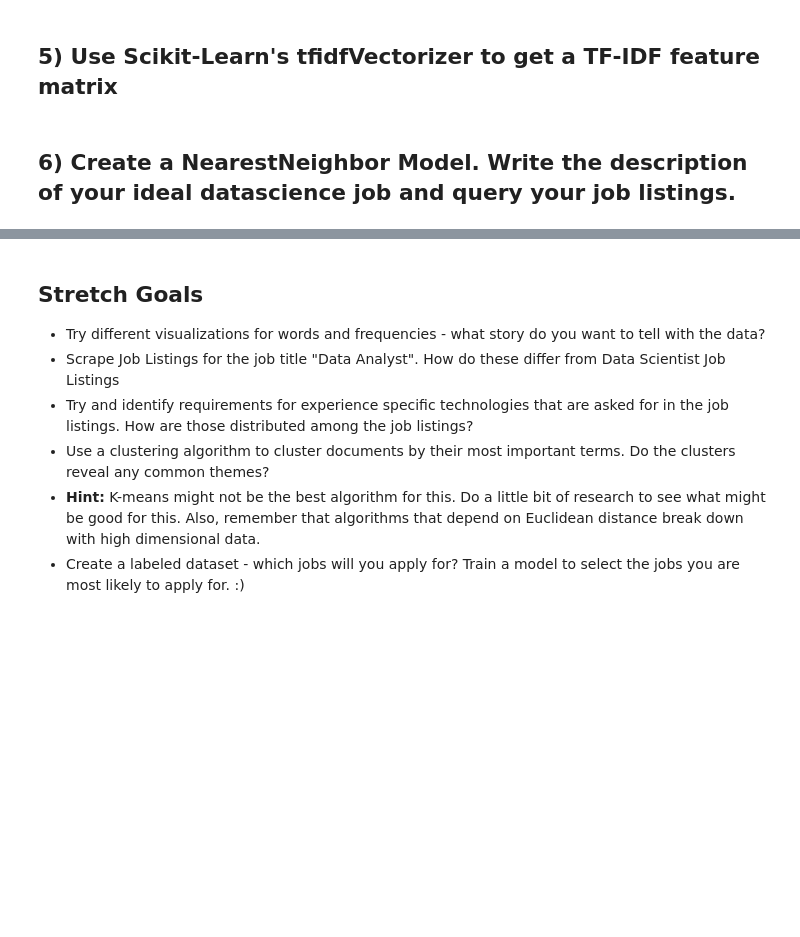
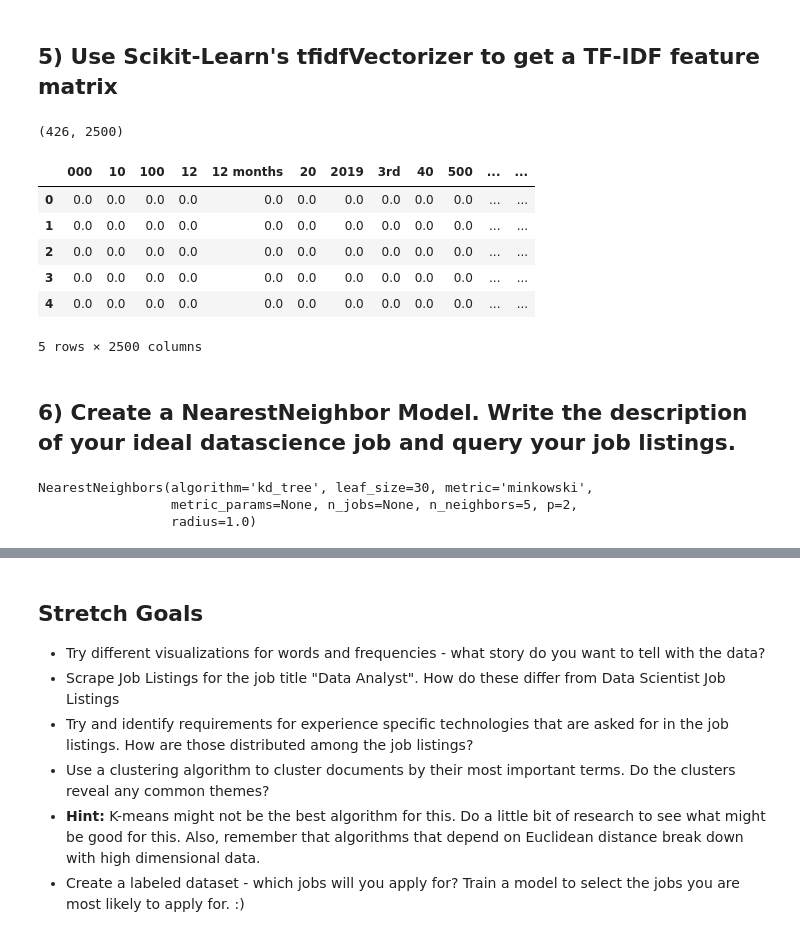
Before and after one commit to danoand/DS-Unit-4-Sprint-1-NLP, a Jupyter notebook: module2-vector-representations/LS_DS_412_Vector_Representations_Assignment.ipynb, the cells around one changed output, grey strips where cells are left out. Saved outputs shown, nothing was run; the diff lists cells and outputs as text; code cells hidden in the pictures; blank space fills up the shorter version.

```diff
--- a/module2-vector-representations/LS_DS_412_Vector_Representations_Assignment.ipynb
+++ b/module2-vector-representations/LS_DS_412_Vector_Representations_Assignment.ipynb
@@ -263,2 +260,28 @@ raise Exception("\nThis task is not complete. \nReplace this line with your code
+# %%
+from sklearn.feature_extraction.text import TfidfVectorizer
+
+# Instantiate vectorizer object
+tfidf = TfidfVectorizer(stop_words = 'english',
+                        ngram_range = (1,2),
+                        max_features = 2500)
+
+# Create a vocabulary and tf-idf score per document
+dtm = tfidf.fit_transform(df_job_lstgs_wrk['description_upd'])
+
+# Get feature names to use as dataframe column headers
+dtm = pd.DataFrame(dtm.todense(), columns=tfidf.get_feature_names())
+
+# View Feature Matrix as DataFrame
+print(dtm.shape)
+dtm.head()
+# %% [output]
+(426, 2500)
+|  | 000 | 10 | 100 | 12 | 12 months | 20 | 2019 | 3rd | 40 | 500 | ... | ... |
+| 0 | 0.0 | 0.0 | 0.0 | 0.0 | 0.0 | 0.0 | 0.0 | 0.0 | 0.0 | 0.0 | ... | ... |
+| 1 | 0.0 | 0.0 | 0.0 | 0.0 | 0.0 | 0.0 | 0.0 | 0.0 | 0.0 | 0.0 | ... | ... |
+| 2 | 0.0 | 0.0 | 0.0 | 0.0 | 0.0 | 0.0 | 0.0 | 0.0 | 0.0 | 0.0 | ... | ... |
+| 3 | 0.0 | 0.0 | 0.0 | 0.0 | 0.0 | 0.0 | 0.0 | 0.0 | 0.0 | 0.0 | ... | ... |
+| 4 | 0.0 | 0.0 | 0.0 | 0.0 | 0.0 | 0.0 | 0.0 | 0.0 | 0.0 | 0.0 | ... | ... |
+5 rows × 2500 columns
 # %% [markdown]
 ## 6) Create a NearestNeighbor Model. Write the description of your ideal datascience job and query your job listings.
@@ -267,0 +288,10 @@ raise Exception("\nThis task is not complete. \nReplace this line with your code
+# %%
+from sklearn.neighbors import NearestNeighbors
+
+# Fit on the nearest neighbors model TF-IDF feature matrix created above
+nn = NearestNeighbors(n_neighbors=5, algorithm='kd_tree')
+nn.fit(dtm)
+# %% [output]
+NearestNeighbors(algorithm='kd_tree', leaf_size=30, metric='minkowski',
+                 metric_params=None, n_jobs=None, n_neighbors=5, p=2,
+                 radius=1.0)
```
Also changed, not shown: parts of 7 cells of this notebook.
